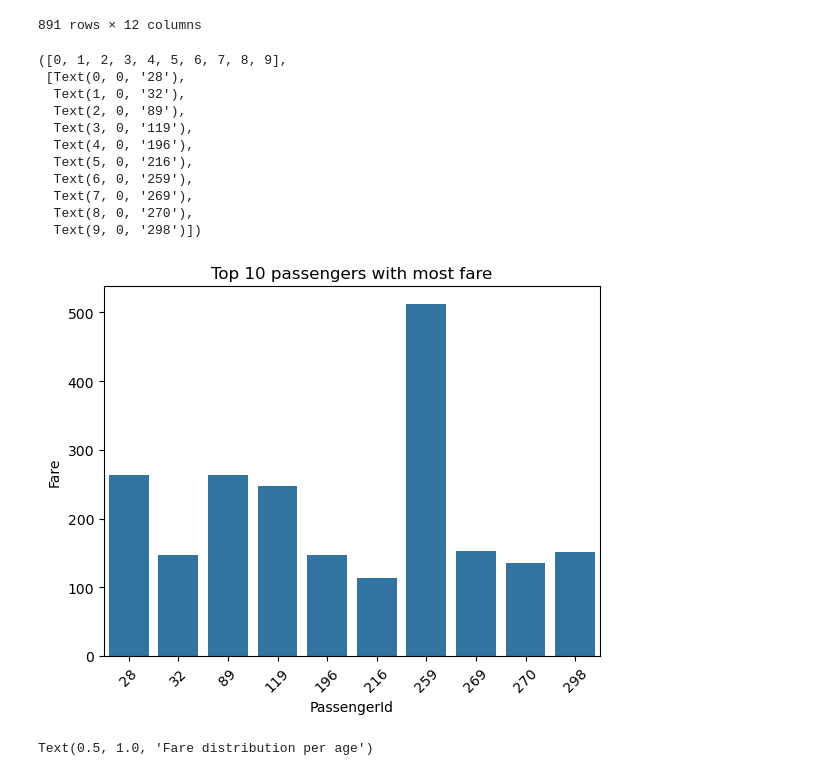
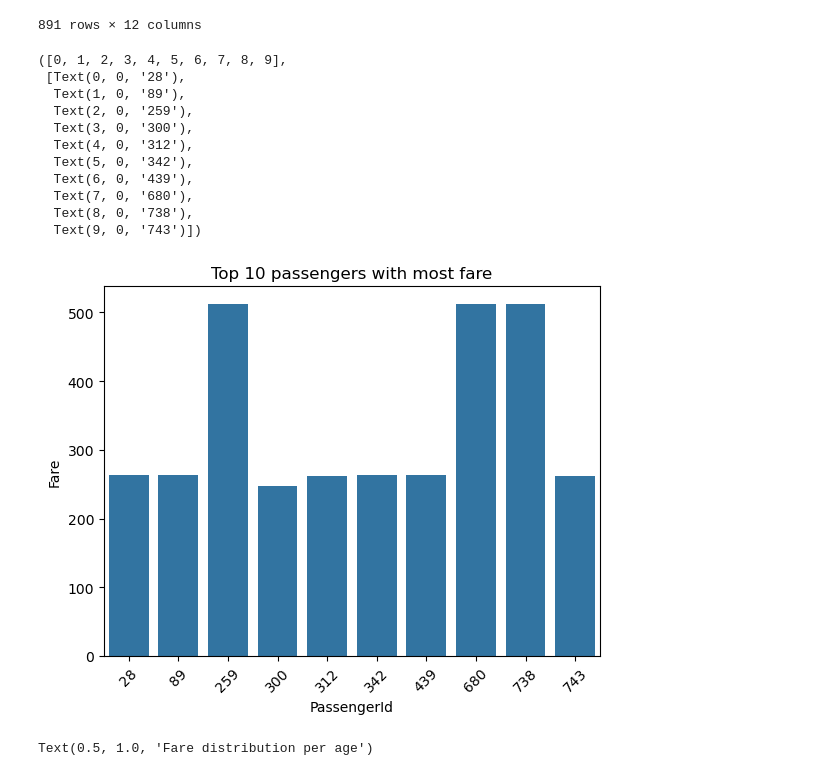
Before and after one commit to devindonadoni/LabProg, a Jupyter notebook: ModuleTWO/simulazEsame.ipynb, the cells around one changed output. Drawn from its saved outputs; the diff is of its cells as text; code cells hidden in the pictures.

Commit message:
Simulazione Esame A graph fixes

```diff
--- a/ModuleTWO/simulazEsame.ipynb
+++ b/ModuleTWO/simulazEsame.ipynb
@@ -159,38 +159,38 @@ df
 | 890 | 891 | 0 | 3 | Dooley, Mr. Patrick | male | 32.0 | 0 | 0 | 370376 | 7.7500 | ... |
 891 rows × 12 columns
 # %%
-df.sort_values("Fare", ascending=False).head(10)
+df_sorted_fare = df.sort_values("Fare", ascending=False).head(10)
 
 df['Age'].fillna(df['Age'].mean())
 df['Fare'].fillna(df['Fare'].mean())
 
 
 age_mean = df['Age'].mean()
 fare_mean = df['Fare'].mean()
 sib_mean = df['SibSp'].mean()
 
 df['Family_index'] = (df['SibSp'] + df['Parch']) + df['Fare']
 
 df[df['Family_index'] == df['Family_index'].max()]
 
 df[df['Fare'] > 100]
 
-sns.barplot(data=df[df['Fare'] > 100].head(10), x='PassengerId', y='Fare')
+sns.barplot(data=df_sorted_fare, x='PassengerId', y='Fare')
 plt.title('Top 10 passengers with most fare')
 plt.xticks(rotation=45)
 # %% [output]
 ([0, 1, 2, 3, 4, 5, 6, 7, 8, 9],
  [Text(0, 0, '28'),
-  Text(1, 0, '32'),
-  Text(2, 0, '89'),
-  Text(3, 0, '119'),
-  Text(4, 0, '196'),
-  Text(5, 0, '216'),
-  Text(6, 0, '259'),
-  Text(7, 0, '269'),
-  Text(8, 0, '270'),
-  Text(9, 0, '298')])
+  Text(1, 0, '89'),
+  Text(2, 0, '259'),
+  Text(3, 0, '300'),
+  Text(4, 0, '312'),
+  Text(5, 0, '342'),
+  Text(6, 0, '439'),
+  Text(7, 0, '680'),
+  Text(8, 0, '738'),
+  Text(9, 0, '743')])
-[figure, old version]
+[figure, new version]
 # %%
 sns.lineplot(data=df.sort_values('Fare'), x='Age', y='Fare')
 plt.title('Fare distribution per age')
```
Also changed, not shown: parts of 1 cell of this notebook.
